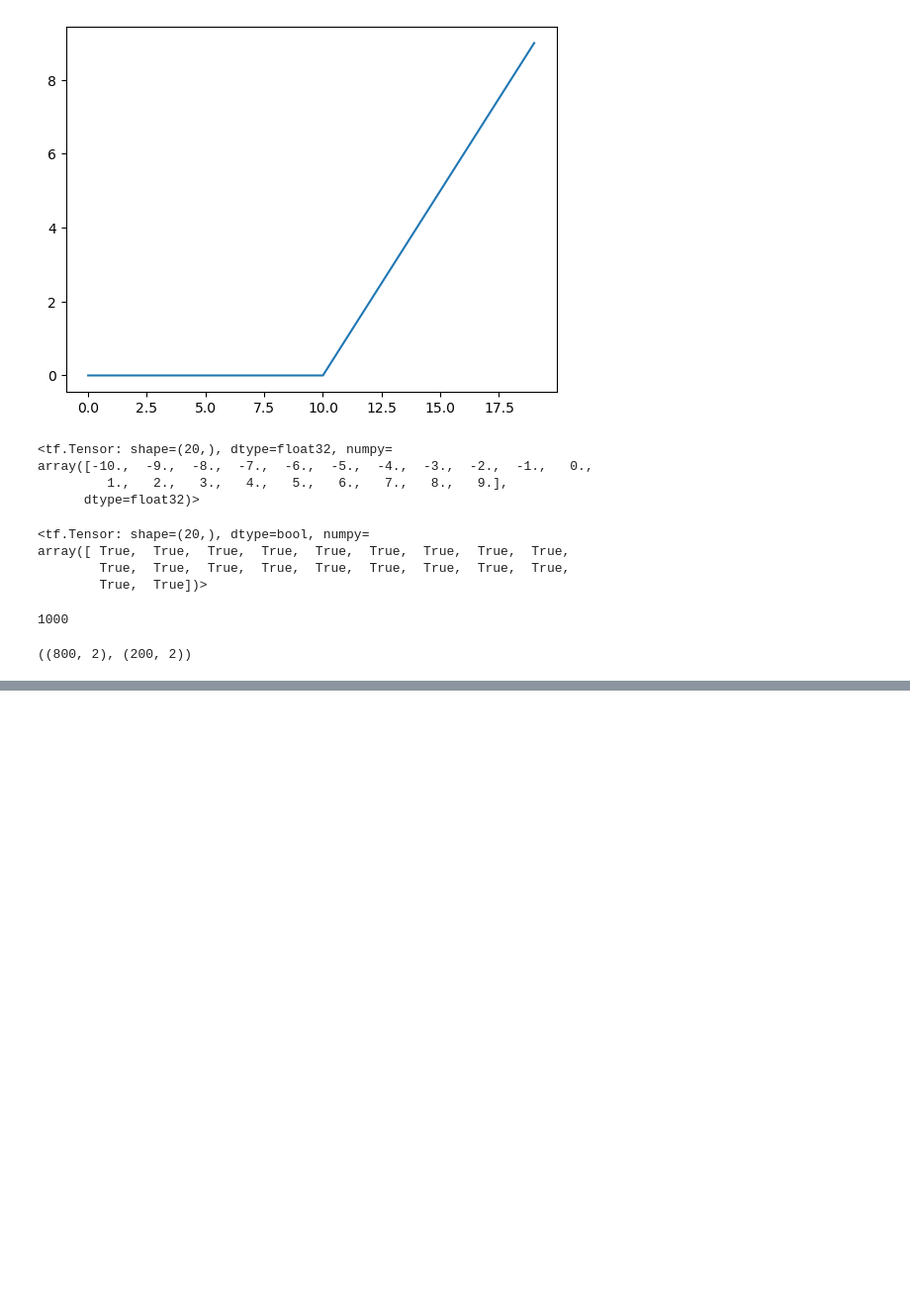
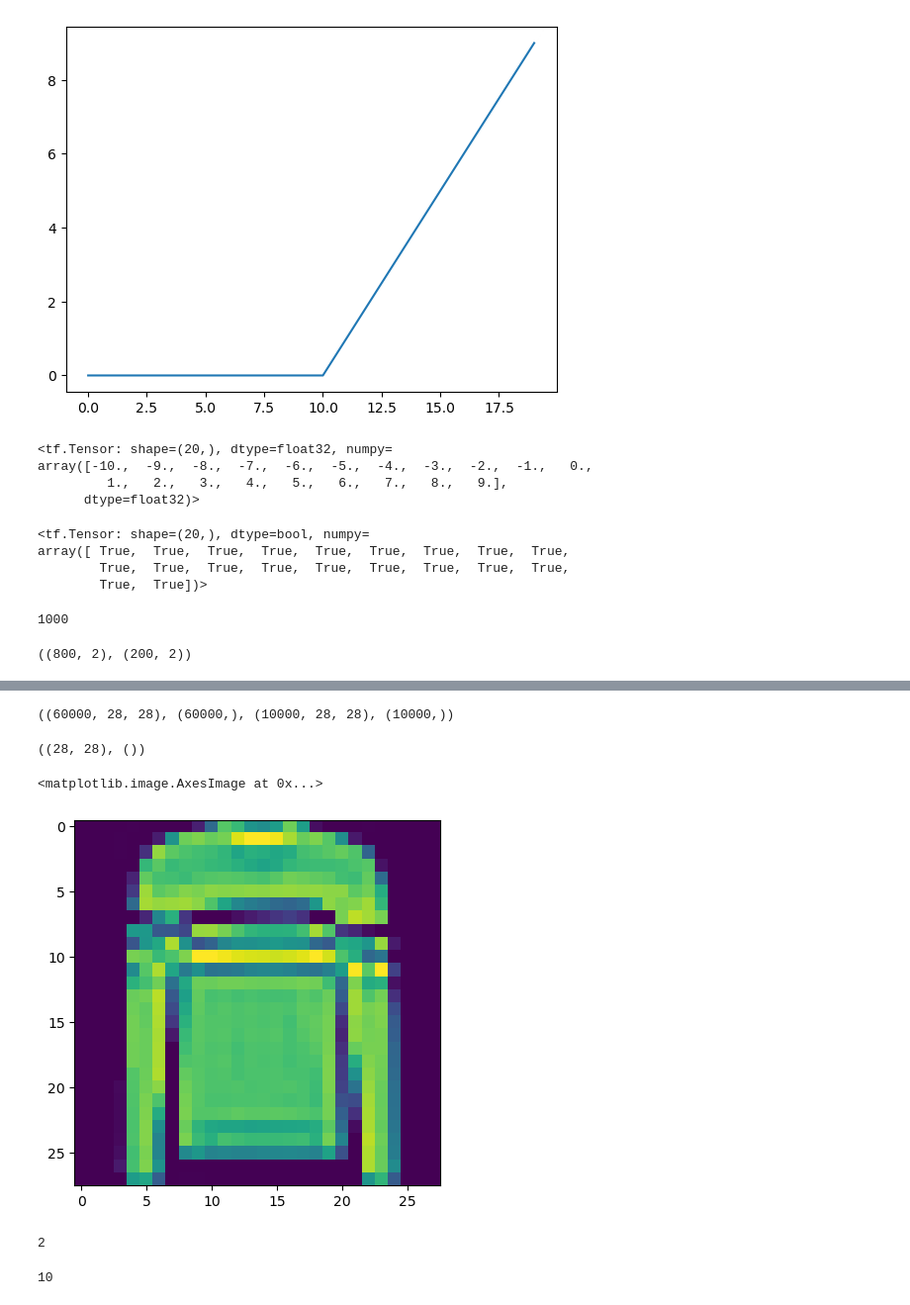
Before and after one commit to KomaliValluru/ML_Learn, a Jupyter notebook: src/proj_linear_regression/neural_nw_classification.ipynb, the cells around one changed output, grey strips where cells are left out. Shown at 99% size. Saved outputs shown, nothing was run; the diff lists cells and outputs as text; code cells hidden in the pictures; blank space fills up the shorter version.

```diff
--- a/src/proj_linear_regression/neural_nw_classification.ipynb
+++ b/src/proj_linear_regression/neural_nw_classification.ipynb
@@ -628,0 +625,5 @@ array([[101,   0],
+# %%
+import tensorflow as tf
+from tensorflow.keras.datasets import fashion_mnist
+
+(train_data,train_labels), (test_data, test_labels) = fashion_mnist.load_data()
@@ -628,0 +661,24 @@ array([[101,   0],
+# %%
+train_data.shape, train_labels.shape, test_data.shape, test_labels.shape
+# %% [output]
+((60000, 28, 28), (60000,), (10000, 28, 28), (10000,))
+# %%
+train_data[0].shape, train_labels[0].shape
+# %% [output]
+((28, 28), ())
+# %%
+plt.imshow(train_data[5])
+# %% [output]
+<matplotlib.image.AxesImage at 0x...>
+[figure, added]
+# %%
+train_labels[5]
+# %% [output]
+2
+# %%
+class_names = ['T-shirt/top', 'Trouser', 'Pullover', 'Dress', 'Coat',
+               'Sandal', 'Shirt', 'Sneaker', 'Bag', 'Ankle boot']
+
+len(class_names)
+# %% [output]
+10
```
Also changed, not shown: parts of 35 cells of this notebook.
